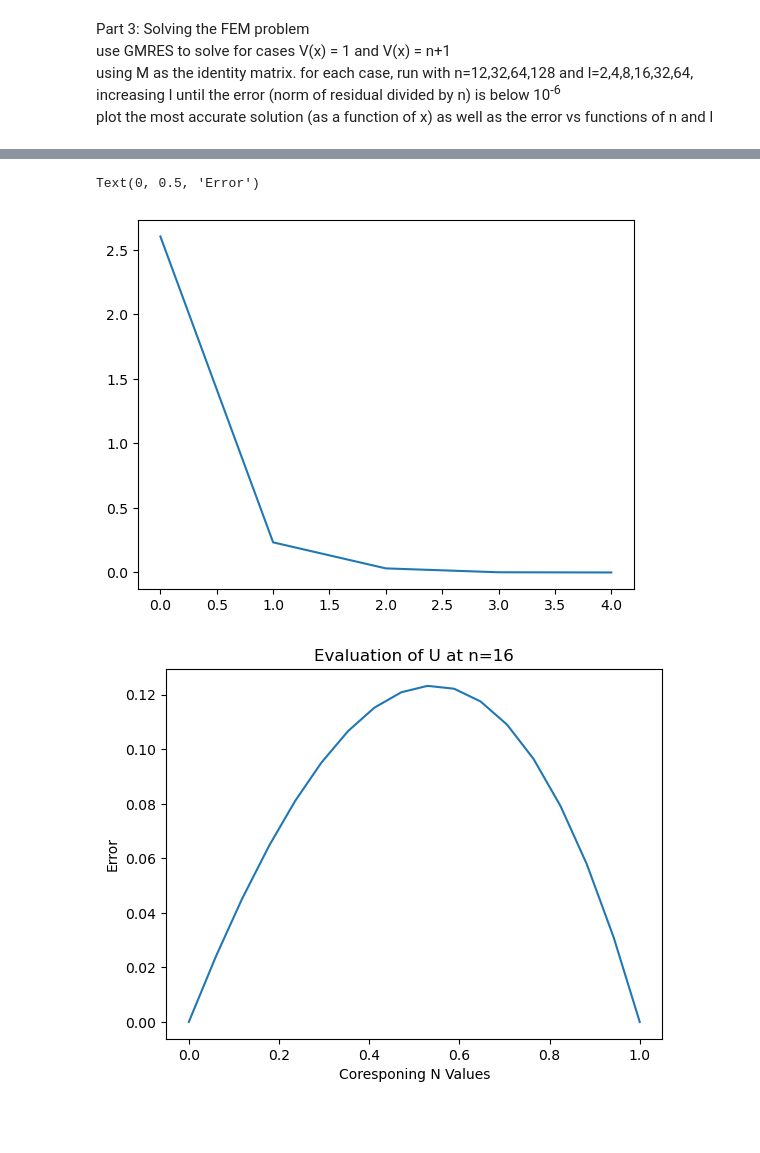
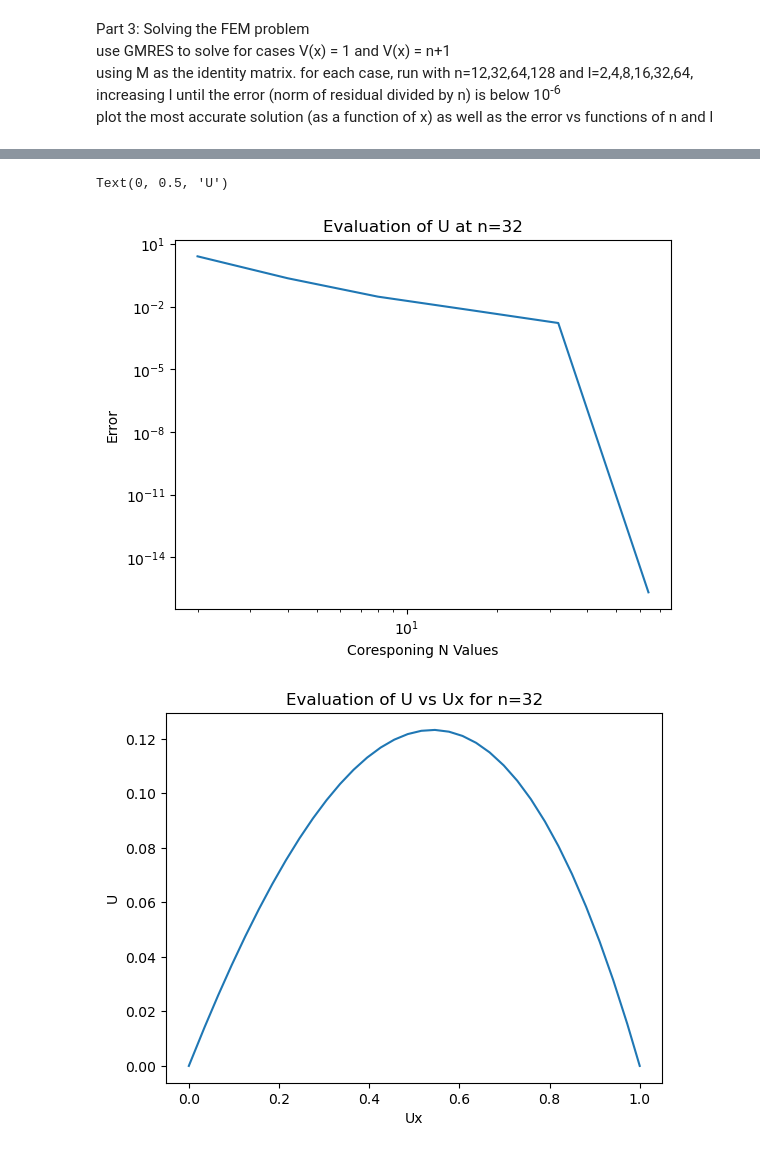
Before and after one commit to BlakePR/LinAlgGroupHw, a Jupyter notebook: report.ipynb, the cells around one changed output, grey strips where cells are left out. Cells and saved outputs as stored; diff of their text form; code cells hidden in the pictures; blank space fills up the shorter version.

Commit message:
I have Labeled the plots and did a log plot for everything. For question 3

```diff
--- a/report.ipynb
+++ b/report.ipynb
@@ -74,6 +126,6 @@ plot the most accurate solution (as a function of x) as well as the error vs fun
 # %%
 import MatGenerator as mg
-n=16
+n=32
 A = mg.generateA(n,1.)
 B = mg.generateB(n)
 import GMRES as GM
@@ -86,16 +138,20 @@ x0 = np.zeros((n,1))
 x0[5,0] = 1
 x = alg.mygmres(n,B, x0,n,np.eye(n),A)
 err = alg.errors
+n=[2**(i+1) for i in range(len(err))]
 
 import matplotlib.pyplot as plt
 plt.figure()
-plt.plot(err)
+plt.loglog(n,err)
 print(alg.best_x)
+plt.title("Evaluation of U at n=32")
+plt.xlabel("Coresponing N Values")
+plt.ylabel("Error")
 
 plt.figure()
 x,y = alg.sol_to_xy()
 plt.plot(x,y)
-plt.title("Evaluation of U at n=16")
-plt.xlabel("Coresponing N Values")
-plt.ylabel("Error")
+plt.title("Evaluation of U vs Ux for n=32")
+plt.xlabel("Ux")
+plt.ylabel("U")
 # %% [output]
@@ -118,5 +175,5 @@ plt.ylabel("Error")
-Text(0, 0.5, 'Error')
+Text(0, 0.5, 'U')
-[figure, old version]
+[figure, new version]
-[figure, old version]
+[figure, new version]
 # %%
 import MatGenerator as mg
```
Also changed, not shown: parts of 5 cells of this notebook.
